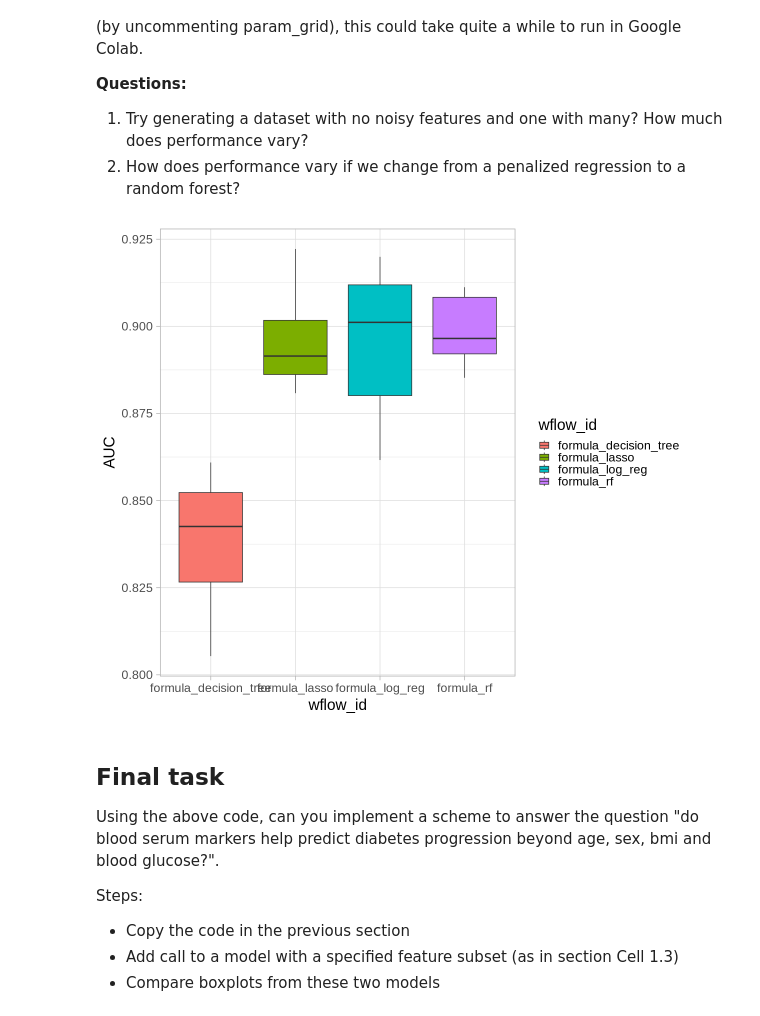
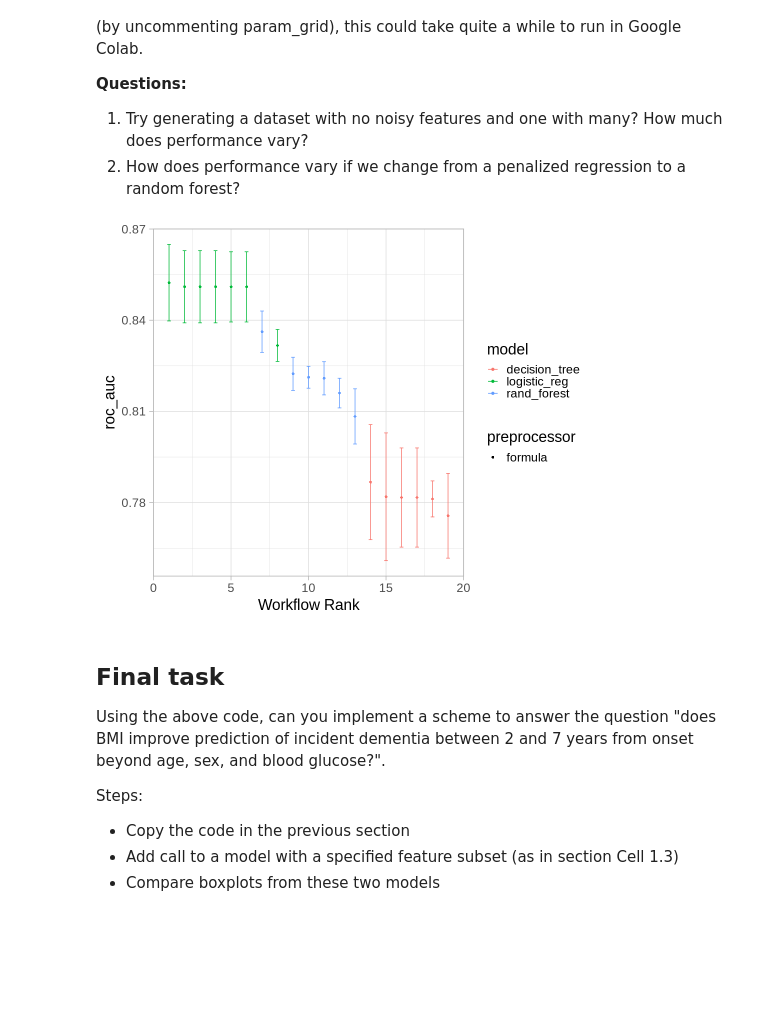
Before and after one commit to bwgoudey/IntroMLforLifeScienceWorkshopR, a Jupyter notebook: IntroToML2024_R.ipynb, the cells around one changed output. Saved outputs shown, nothing was run; the diff lists cells and outputs as text; code cells hidden in the pictures; blank space fills up the shorter version.

```diff
--- a/IntroToML2024_R.ipynb
+++ b/IntroToML2024_R.ipynb
@@ -214,3 +166,9 @@ The DataExplorer package takes a data frame and gives a report that has a number
 3. Is there anything unexpected about the data?
 4. Is there any missing data?
 5. What does the target variable look like? What is its distribution? Are there any obvious relationships?
+# %%
+# Load the data
+diabetes_data <- load_diabetes_data(diabetes_df_raw, nsamples=1000, add_n_features=10)
+
+cat(sprintf("Number of individuals in training data: %s\n", nrow(diabetes_data[['study1']])))
+cat(sprintf("Number of individuals in test data: %s\n", nrow(diabetes_data[['study2']])))
@@ -661,60 +790,57 @@ While robust, the approach can be computationally expensive as we are building m
 2. How does performance vary if we change from a penalized regression to a random forest?
 # %%
 #diabetes_data <- load_diabetes_data(diabetes_df_raw, nsamples=400, add_n_features=10)
+metrics_dict <- metric_set(accuracy, bal_accuracy, roc_auc, mn_log_loss)
 
 # Define models with some parameters for tuning
-models <- list()
-models[['log_reg']] <- logistic_reg(mode = "classification", penalty = tune()) %>%
+models_tuned <- list()
+models_tuned[['log_reg_tune']] <- logistic_reg(mode = "classification") %>%
   set_engine("glm")
 
-models[['lasso']] <- logistic_reg(penalty = tune(), mixture = 1) %>%
+models_tuned[['lasso_tune']] <- logistic_reg(mode = "classification",penalty = tune(), mixture = 1) %>%
   set_engine("glmnet")
 
-models[['rf']] <- rand_forest(mtry = tune(), trees = 500, min_n = tune()) %>%
+models_tuned[['rf_tune']] <- rand_forest(mode = "classification",mtry = 1, trees = 500, min_n = tune()) %>%
   set_engine("randomForest")
 
-models[['decision_tree']] <- decision_tree(tree_depth = tune()) %>%
+models_tuned[['decision_tree_tune']] <- decision_tree(mode = "classification",tree_depth = tune()) %>%
   set_engine("rpart")
+
 
 # Define the tuning grids
 log_reg_grid <- grid_regular(penalty(), levels = 10)
 lasso_grid <- grid_regular(penalty(), levels = 10)
-rf_grid <- grid_regular(mtry(range = c(1, 5)), min_n(range = c(1, 5)), levels = 10)
-decision_tree_grid <- grid_regular(tree_depth(), levels = 10)
 
 #d cross-validation
 kfold <- vfold_cv(diabetes_data[['study1']], v = 3, repeats = 2)
 
+multi_model_workflow <-  workflow_set(
+    preproc = list("formula" = diabetes ~ .),
+    models = c(models,models_tuned)
+  )
 # Fit models with tuning and pass options
 results <- multi_model_workflow %>%
   workflow_map(
     "tune_grid",
     resamples = kfold,
-    grid = list(
-      log_reg = log_reg_grid,
-      lasso = lasso_grid,
-      rf = rf_grid,
-      decision_tree = decision_tree_grid
-    ),
+    grid = 5,
     metrics = metrics_dict,
     control = control_grid(save_pred = TRUE)
   )
 
 # Collect the metrics
 metrics <- results %>%
-  tune::collect_metrics(summarize = FALSE)
+ tune::collect_metrics(summarize = T)
 
-# Plot the metrics
-metrics %>%
-  ggplot(aes(x = wflow_id, y = .estimate, fill = wflow_id)) +
-  geom_boxplot(position = "dodge") +
-  ylab("AUC") +
-  theme_light(base_size = 22)
+autoplot(results, metric = "roc_auc") + theme_light(base_size=22)
+
+
+#autoplot(results, metric = "roc_auc", id = 'log_reg') + theme_light(base_size=15)
 # %% [output]
-[figure, old version]
+[figure, new version]
 # %% [markdown]
 ## Final task
-Using the above code, can you implement a scheme to answer the question "do blood serum markers help predict diabetes progression beyond age, sex, bmi and blood glucose?".
+Using the above code, can you implement a scheme to answer the question "does BMI improve prediction of incident dementia between 2 and 7 years from onset beyond age, sex, and blood glucose?".
 
 Steps:
  - Copy the code in the previous section
```
Also changed, not shown: parts of 27 cells of this notebook.
